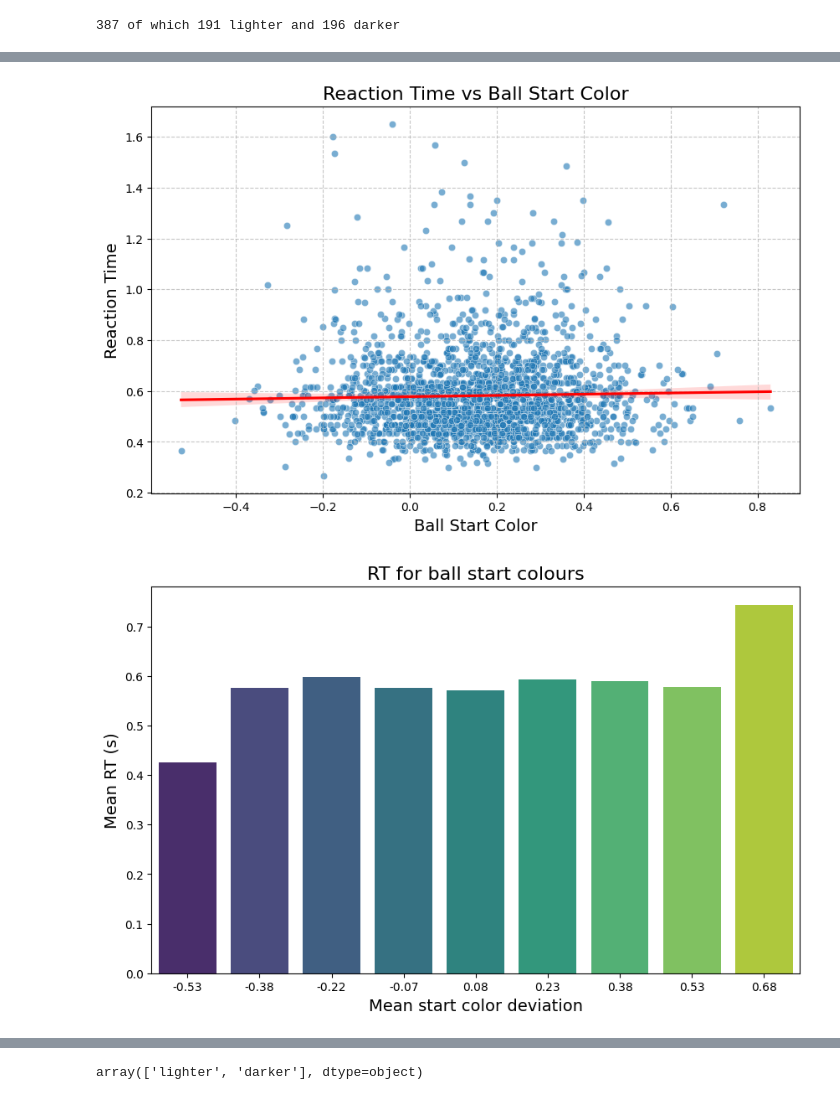
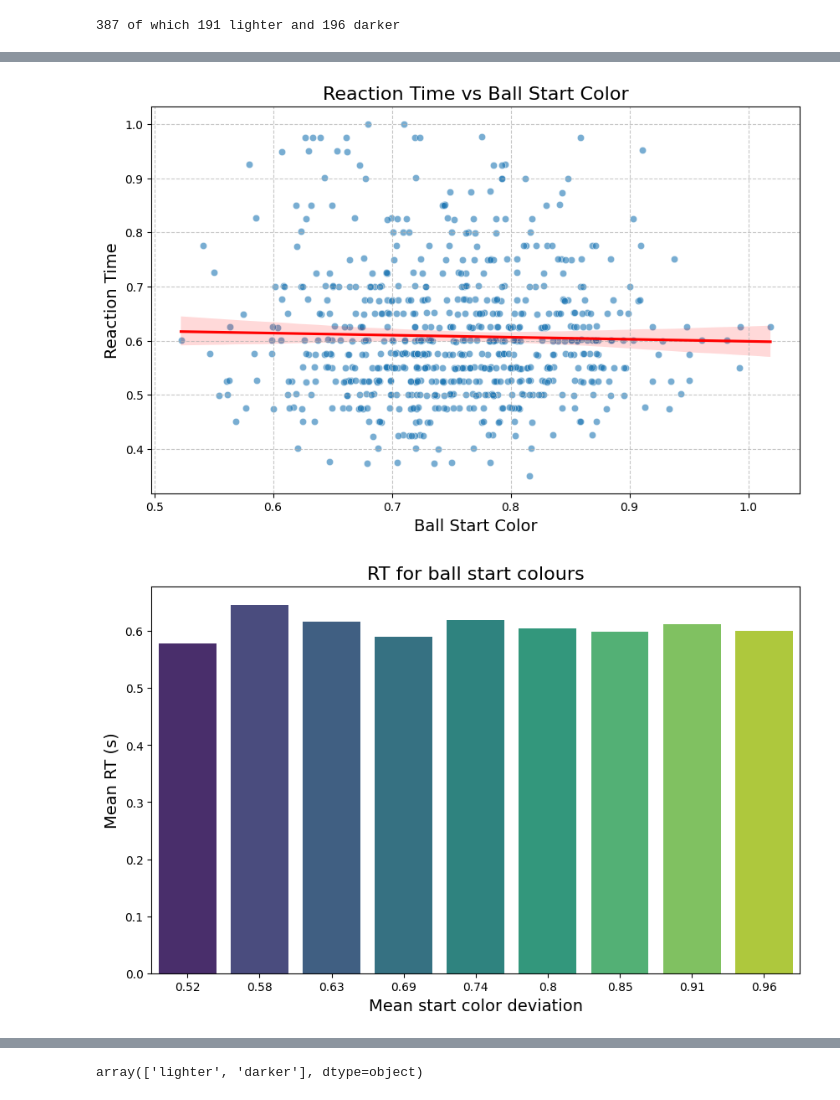
Before and after one commit to WiegerScheurer/physicspred, a Jupyter notebook: Notebooks/luminance_results.ipynb, the cells around one changed output, grey strips where cells are left out. Drawn from its saved outputs; the diff is of its cells as text; code cells hidden in the pictures.

```diff
--- a/Notebooks/luminance_results.ipynb
+++ b/Notebooks/luminance_results.ipynb
@@ -542,7 +547,8 @@ import colormaps as cmaps
 
 
 # all_sub_names = ["653250", "303045", "189554", "893176", "418891"]
-all_sub_names = ["303045", "189554", "893176", "418891"]
+# all_sub_names = ["303045", "189554", "893176", "418891"]
+all_sub_names = ["277924", "470283"]
 sub_stack = pd.DataFrame()
 
 for sub_idx, sub in enumerate(all_sub_names):
@@ -561,10 +567,14 @@ sub_stack.reset_index(inplace=True, drop=True)
 # testdf = get_data(subject="sub-893176", task="ball_hue") # wenshu, 247 lighter, 138 darker
 # testdf = get_data(subject="sub-418891", task="ball_hue") # bilge, 278 lighter, 122 darker
 # testdf = get_data(subject="sub-527524", task="ball_hue") # yifan, 191 lighter, 196 darker
-# testdf = sub_stack
 
-testdf = get_data(subject=None, task="ball_hue")
-testdf = testdf[(testdf["response"] == "lighter") | (testdf["response"] == "darker")] # Only take valid responses
+
+# testdf = get_data(subject="sub-277924", task="ball_hue") # claire, 191 lighter, 196 darker
+# testdf = get_data(subject="sub-470283", task="ball_hue") # dota, 191 lighter, 196 darker
+testdf = sub_stack
+
+# testdf = get_data(subject=None, task="ball_hue")
+# testdf = testdf[(testdf["response"] == "lighter") | (testdf["response"] == "darker")] # Only take valid responses
 
 # testdf_correct = testdf[testdf["accuracy"] == True]
 
@@ -623,7 +633,7 @@ import matplotlib.pyplot as plt
 import matplotlib.colors as mcolors
 
 # Assuming get_data and filter_condition functions are defined
-testdf = get_data(subject=None, task="ball_hue")
+# testdf = get_data(subject=None, task="ball_hue")
 testdf = testdf[(testdf["response"] == "lighter") | (testdf["response"] == "darker")] # Only take valid responses
 
 cc = filter_condition(testdf, True, True)
@@ -675,7 +755,7 @@ import matplotlib.pyplot as plt
 import seaborn as sns
 
 # Assuming get_data function is defined
-testdf = get_data(subject=None, task="ball_hue")
+# testdf = get_data(subject=None, task="ball_hue")
 
 # Extract the relevant columns
 reaction_time = testdf["rt"]
@@ -695,45 +775,45 @@ plt.grid(True, linestyle='--', alpha=0.7)
 # Show the plot
 plt.show()
 # %% [output]
-[figure, old version]
+[figure, new version]
 # %%
 import matplotlib.pyplot as plt
 import seaborn as sns
 import pandas as pd
 
 # Assuming get_data function is defined
-testdf = get_data(subject=None, task="ball_hue")
+# testdf = get_data(subject=None, task="ball_hue")
 
 # Extract the relevant columns
 reaction_time = testdf["rt"]
 ball_start_color = testdf["ball_start_color"]
 bins = 9
 labels = np.arange(np.min(ball_start_color), np.max(ball_start_color), step=(np.max(ball_start_color) - np.min(ball_start_color)) / bins)
 
 # round each label to 2 decimals
 labels = np.round(labels, 2)
 
 # Bin the ball_start_color into 5 bins
 bins = pd.cut(ball_start_color, bins=bins, labels=labels)
 
 # Calculate the mean reaction time for each bin
 binned_data = testdf.groupby(bins)["rt"].mean().reset_index()
 binned_data.columns = ['Ball Start Color Bin', 'Mean Reaction Time']
 
 # Create a bar plot for the mean reaction time per bin
 plt.figure(figsize=(10, 6))
 sns.barplot(x='Ball Start Color Bin', y='Mean Reaction Time', data=binned_data, palette='viridis', hue="Ball Start Color Bin", legend=False)
 
 # Customize the plot
 plt.title('RT for ball start colours', fontsize=16)
 plt.xlabel('Mean start color deviation', fontsize=14)
 plt.ylabel('Mean RT (s)', fontsize=14)
 # plt.grid(True, linestyle='--', alpha=0.7)
 
 # Show the plot
 plt.show()
 # %% [output]
-[figure, old version]
+[figure, new version]
 # %%
 import matplotlib.pyplot as plt
 import seaborn as sns
```
Also changed, not shown: parts of 8 cells of this notebook, 18 other files.
